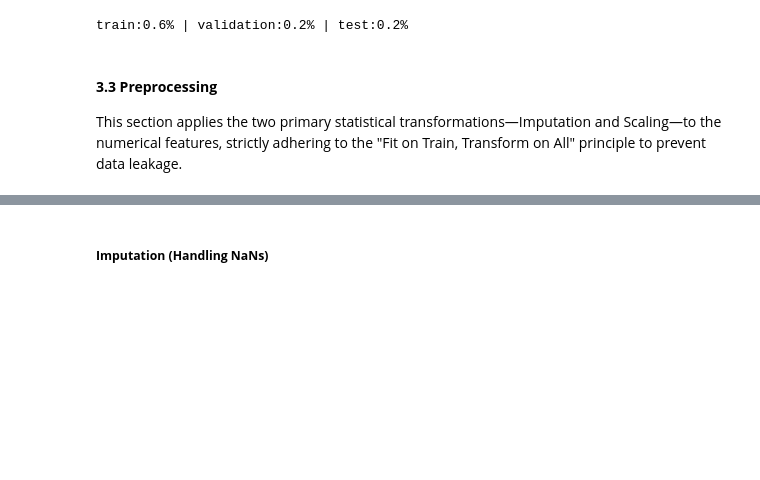
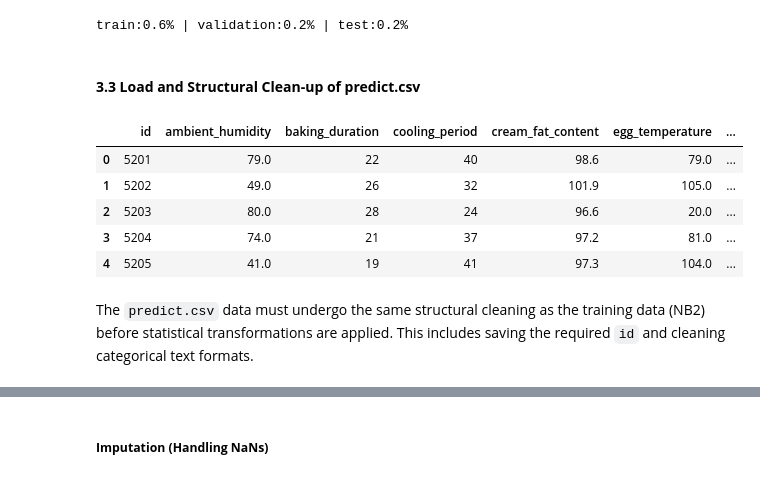
Before and after one commit to afonsolince06/Machine_Learning_Project, a Jupyter notebook: notebook3_new.ipynb, the cells around one changed output, grey strips where cells are left out. Cells and saved outputs as stored; diff of their text form; code cells hidden in the pictures; blank space fills up the shorter version.

```diff
--- a/notebook3_new.ipynb
+++ b/notebook3_new.ipynb
@@ -99,6 +99,18 @@ print('train:{}% | validation:{}% | test:{}%'.format(round(len(y_train)/len(y),2
                                                     ))
 # %% [output]
 train:0.6% | validation:0.2% | test:0.2%
-# %% [markdown]
-#### **3.3 Preprocessing**
-This section applies the two primary statistical transformations—Imputation and Scaling—to the numerical features, strictly adhering to the "Fit on Train, Transform on All" principle to prevent data leakage.
+# %% [markdown]
+#### **3.3 Load and Structural Clean-up of predict.csv**
+# %%
+predict_data = pd.read_csv('Nata_Files/predict.csv', sep = ',')
+id_predict = predict_data['id'] #to later be eliminated from the predict dataset
+predict_data.head()
+# %% [output]
+|  | id | ambient_humidity | baking_duration | cooling_period | cream_fat_content | egg_temperature | ... |
+| 0 | 5201 | 79.0 | 22 | 40 | 98.6 | 79.0 | ... |
+| 1 | 5202 | 49.0 | 26 | 32 | 101.9 | 105.0 | ... |
+| 2 | 5203 | 80.0 | 28 | 24 | 96.6 | 20.0 | ... |
+| 3 | 5204 | 74.0 | 21 | 37 | 97.2 | 81.0 | ... |
+| 4 | 5205 | 41.0 | 19 | 41 | 97.3 | 104.0 | ... |
+# %% [markdown]
+The `predict.csv` data must undergo the same structural cleaning as the training data (NB2) before statistical transformations are applied. This includes saving the required `id` and cleaning categorical text formats.
```
Also changed, not shown: parts of 38 cells of this notebook, 2 other files.
